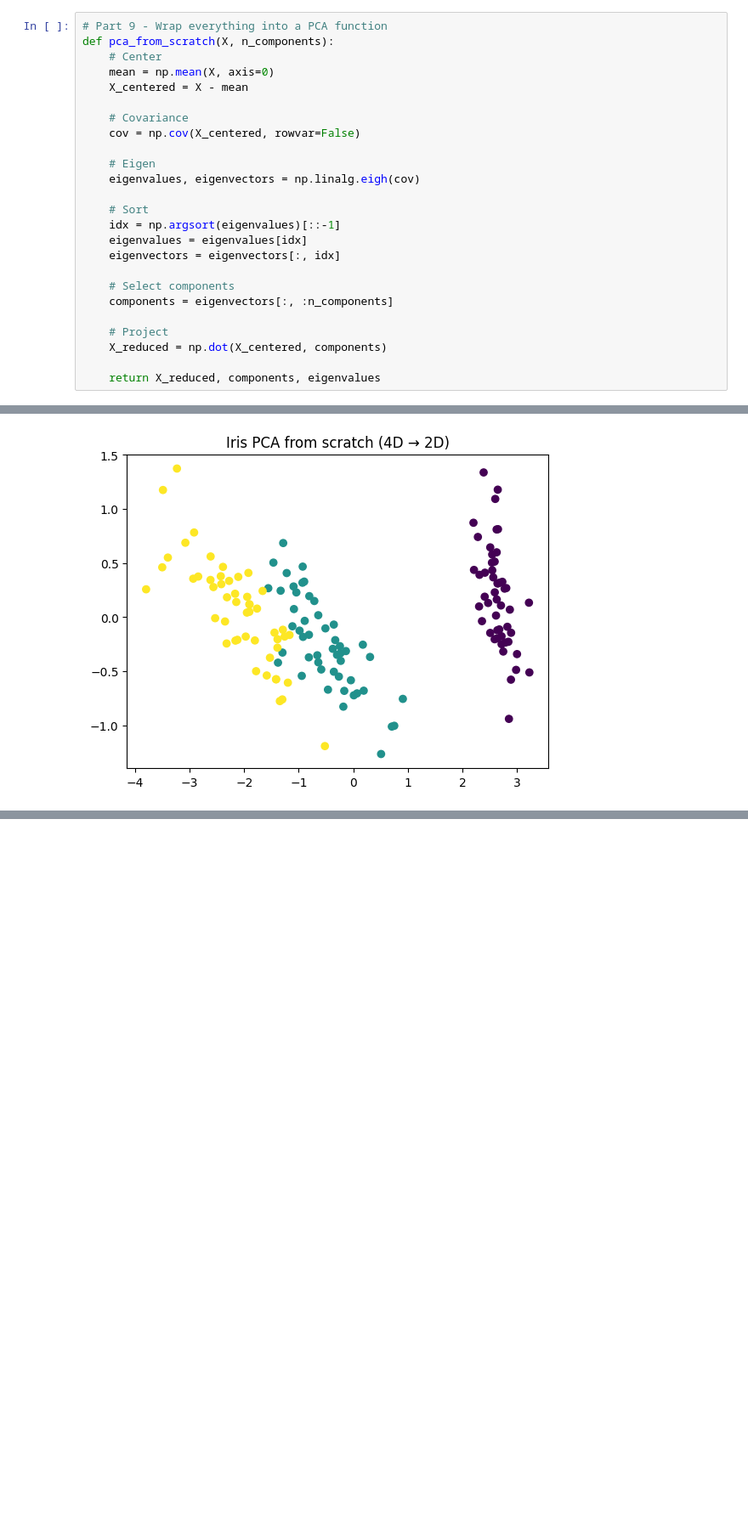
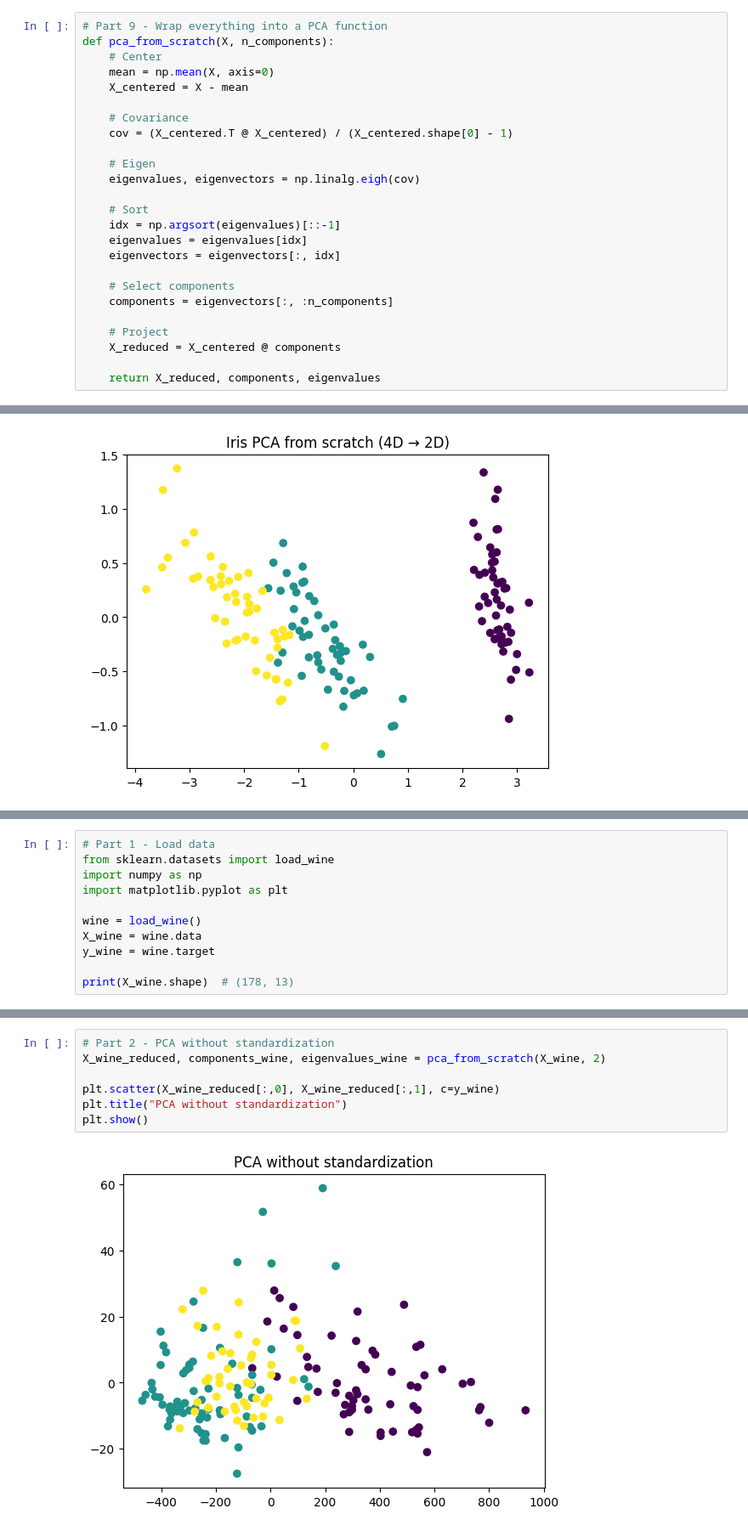
Before and after one commit to Maxstef/data-loves-ml-for-people-course, a Jupyter notebook: notebooks/3_2_dimensionality_reduction/0_2_PCA_scratch_visuals.ipynb, the cells around one changed output, grey strips where cells are left out. Shown at 85% size. Cells and saved outputs as stored; diff of their text form; blank space fills up the shorter version.

```diff
--- a/notebooks/3_2_dimensionality_reduction/0_2_PCA_scratch_visuals.ipynb
+++ b/notebooks/3_2_dimensionality_reduction/0_2_PCA_scratch_visuals.ipynb
@@ -117,7 +125,7 @@ def pca_from_scratch(X, n_components):
     X_centered = X - mean
 
     # Covariance
-    cov = np.cov(X_centered, rowvar=False)
+    cov = (X_centered.T @ X_centered) / (X_centered.shape[0] - 1)
 
     # Eigen
     eigenvalues, eigenvectors = np.linalg.eigh(cov)
@@ -131,7 +139,7 @@ def pca_from_scratch(X, n_components):
     components = eigenvectors[:, :n_components]
 
     # Project
-    X_reduced = np.dot(X_centered, components)
+    X_reduced = X_centered @ components
 
     return X_reduced, components, eigenvalues
 # %% [markdown]
@@ -153,0 +164,11 @@ plt.show()
+# %%
+# Part 1 - Load data
+from sklearn.datasets import load_wine
+import numpy as np
+import matplotlib.pyplot as plt
+
+wine = load_wine()
+X_wine = wine.data
+y_wine = wine.target
+
+print(X_wine.shape)  # (178, 13)
@@ -153,0 +177,9 @@ plt.show()
+# %%
+# Part 2 - PCA without standardization
+X_wine_reduced, components_wine, eigenvalues_wine = pca_from_scratch(X_wine, 2)
+
+plt.scatter(X_wine_reduced[:,0], X_wine_reduced[:,1], c=y_wine)
+plt.title("PCA without standardization")
+plt.show()
+# %% [output]
+[figure, added]
```
Also changed, not shown: parts of 33 cells of this notebook.
